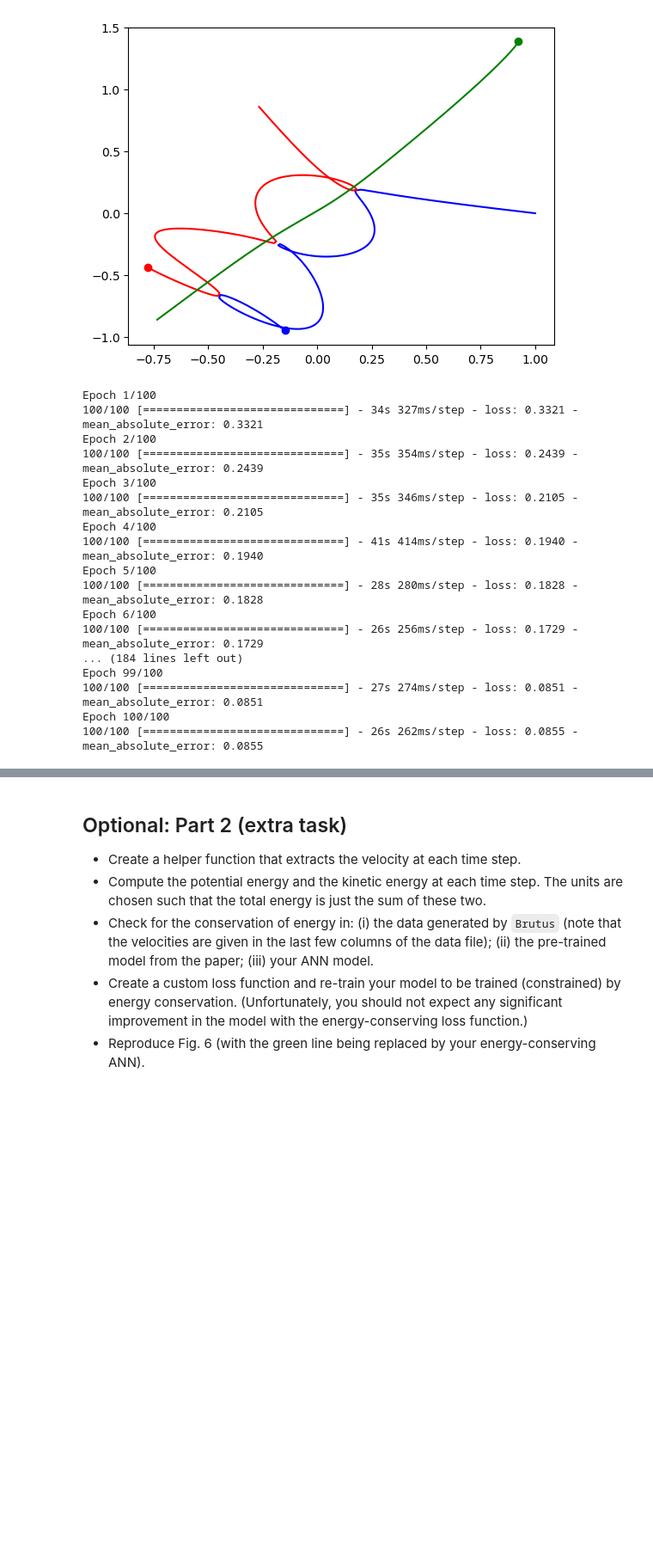
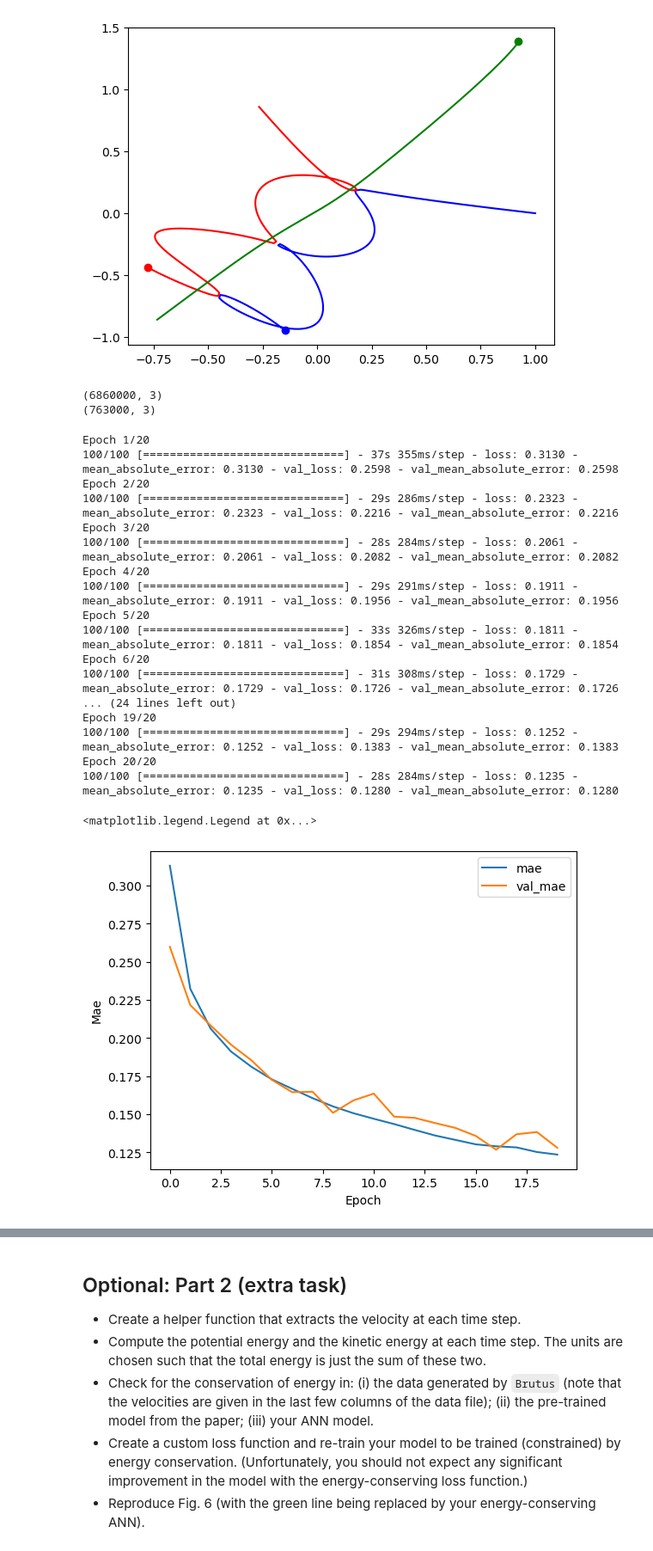
Before and after one commit to charbelnemer/tif285_project2, a Jupyter notebook: TIF285_Project2.ipynb, the cells around one changed output, grey strips where cells are left out. Shown at 86% size. Cells and saved outputs as stored; diff of their text form; code cells hidden in the pictures; blank space fills up the shorter version.

```diff
--- a/TIF285_Project2.ipynb
+++ b/TIF285_Project2.ipynb
@@ -251,12 +251,17 @@ y_train = np.array(y_train).reshape(-1,4)
 
 x_val = np.array(x_val).reshape(-1,3)
 y_val = np.array(y_val).reshape(-1,4)
+print(x_train.shape)
+print(x_val.shape)
+# %% [output]
+(6860000, 3)
+(763000, 3)
 # %%
 train_dataset = tf.data.Dataset.from_tensor_slices((x_train, y_train))
-train_dataset = train_dataset.batch(68000,drop_remainder=True)
+train_dataset = train_dataset.batch(68600,drop_remainder=True)
 
-val_dataset = tf.data.Dataset.from_tensor_slices((x_test, y_test))
-val_dataset = val_dataset.batch(68000,drop_remainder=True)
+val_dataset = tf.data.Dataset.from_tensor_slices((x_val, y_val))
+val_dataset = val_dataset.batch(7630,drop_remainder=True)
 
 
 model = keras.Sequential()
@@ -272,24 +277,36 @@ model.add(keras.layers.Dense(4, activation="linear"))
 optimizer=keras.optimizers.Adam(0.001, 0.5, 0.5)
 loss=keras.losses.MeanAbsoluteError()
 model.compile(loss = loss,optimizer = optimizer, metrics = ['mean_absolute_error'])
-model.fit(train_dataset, epochs=100, validation_data = val_dataset)
+t0 = time.time()
+history = model.fit(train_dataset, epochs=20, validation_data = val_dataset)
+t1 = time.time()
 model.save("my_model.keras")
 # %% [output]
-Epoch 1/100
-100/100 [==============================] - 34s 327ms/step - loss: 0.3321 - mean_absolute_error: 0.3321
-Epoch 2/100
-100/100 [==============================] - 35s 354ms/step - loss: 0.2439 - mean_absolute_error: 0.2439
-Epoch 3/100
-100/100 [==============================] - 35s 346ms/step - loss: 0.2105 - mean_absolute_error: 0.2105
-Epoch 4/100
-100/100 [==============================] - 41s 414ms/step - loss: 0.1940 - mean_absolute_error: 0.1940
-Epoch 5/100
-100/100 [==============================] - 28s 280ms/step - loss: 0.1828 - mean_absolute_error: 0.1828
-Epoch 6/100
-100/100 [==============================] - 26s 256ms/step - loss: 0.1729 - mean_absolute_error: 0.1729
-... (184 lines left out)
-Epoch 99/100
-100/100 [==============================] - 27s 274ms/step - loss: 0.0851 - mean_absolute_error: 0.0851
-Epoch 100/100
-100/100 [==============================] - 26s 262ms/step - loss: 0.0855 - mean_absolute_error: 0.0855
+Epoch 1/20
+100/100 [==============================] - 37s 355ms/step - loss: 0.3130 - mean_absolute_error: 0.3130 - val_loss: 0.2598 - val_mean_absolute_error: 0.2598
+Epoch 2/20
+100/100 [==============================] - 29s 286ms/step - loss: 0.2323 - mean_absolute_error: 0.2323 - val_loss: 0.2216 - val_mean_absolute_error: 0.2216
+Epoch 3/20
+100/100 [==============================] - 28s 284ms/step - loss: 0.2061 - mean_absolute_error: 0.2061 - val_loss: 0.2082 - val_mean_absolute_error: 0.2082
+Epoch 4/20
+100/100 [==============================] - 29s 291ms/step - loss: 0.1911 - mean_absolute_error: 0.1911 - val_loss: 0.1956 - val_mean_absolute_error: 0.1956
+Epoch 5/20
+100/100 [==============================] - 33s 326ms/step - loss: 0.1811 - mean_absolute_error: 0.1811 - val_loss: 0.1854 - val_mean_absolute_error: 0.1854
+Epoch 6/20
+100/100 [==============================] - 31s 308ms/step - loss: 0.1729 - mean_absolute_error: 0.1729 - val_loss: 0.1726 - val_mean_absolute_error: 0.1726
+... (24 lines left out)
+Epoch 19/20
+100/100 [==============================] - 29s 294ms/step - loss: 0.1252 - mean_absolute_error: 0.1252 - val_loss: 0.1383 - val_mean_absolute_error: 0.1383
+Epoch 20/20
+100/100 [==============================] - 28s 284ms/step - loss: 0.1235 - mean_absolute_error: 0.1235 - val_loss: 0.1280 - val_mean_absolute_error: 0.1280
+# %%
+fig, ax = plt.subplots(1,1)
+ax.plot(history.history['mean_absolute_error'],label='mae')
+ax.plot(history.history['val_mean_absolute_error'],label='val_mae')
+ax.set_xlabel('Epoch')
+ax.set_ylabel('Mae')
+ax.legend(loc='best')
+# %% [output]
+<matplotlib.legend.Legend at 0x...>
+[figure, added]
 # %%
```
Also changed, not shown: parts of 6 cells of this notebook.
